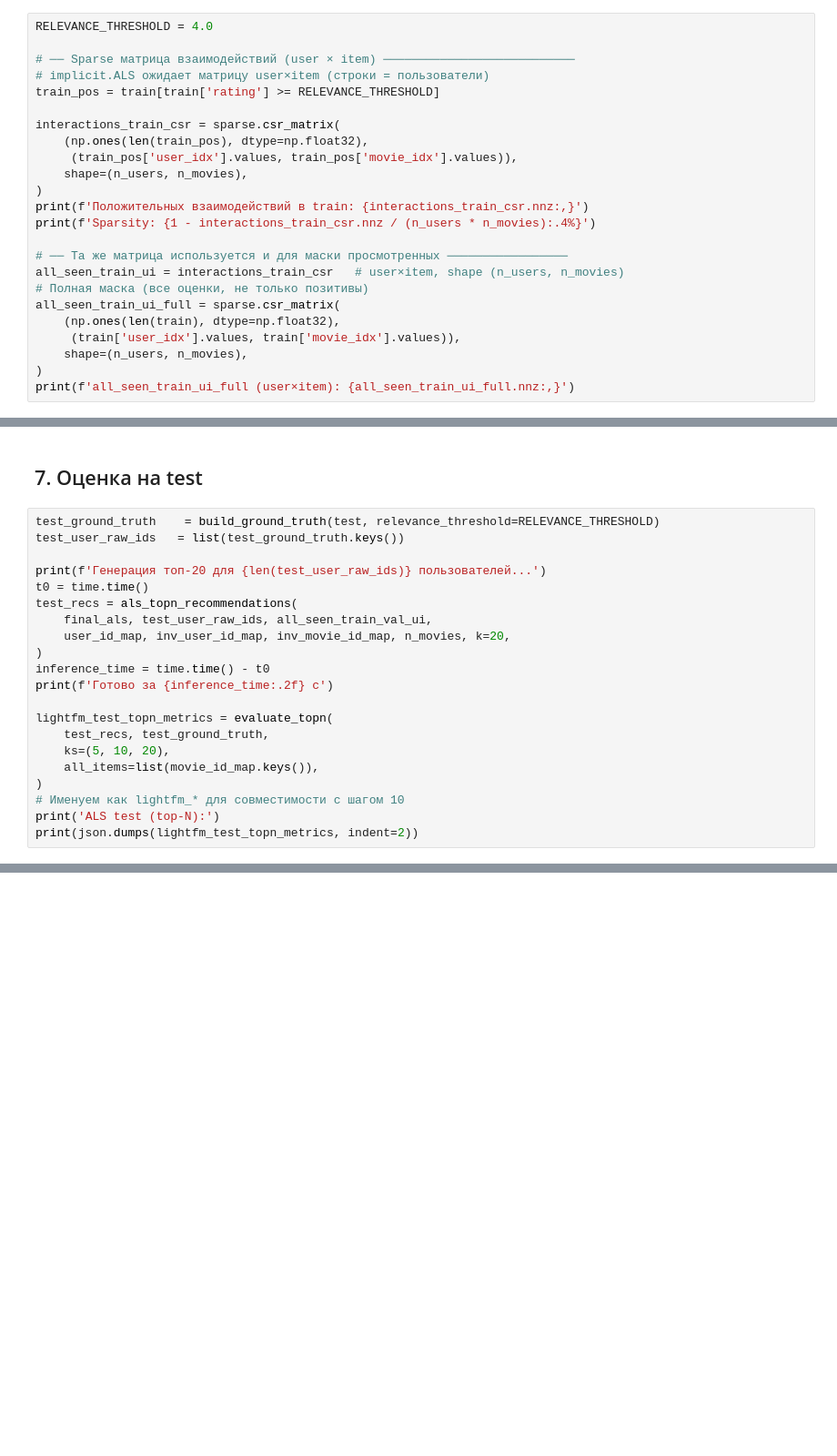
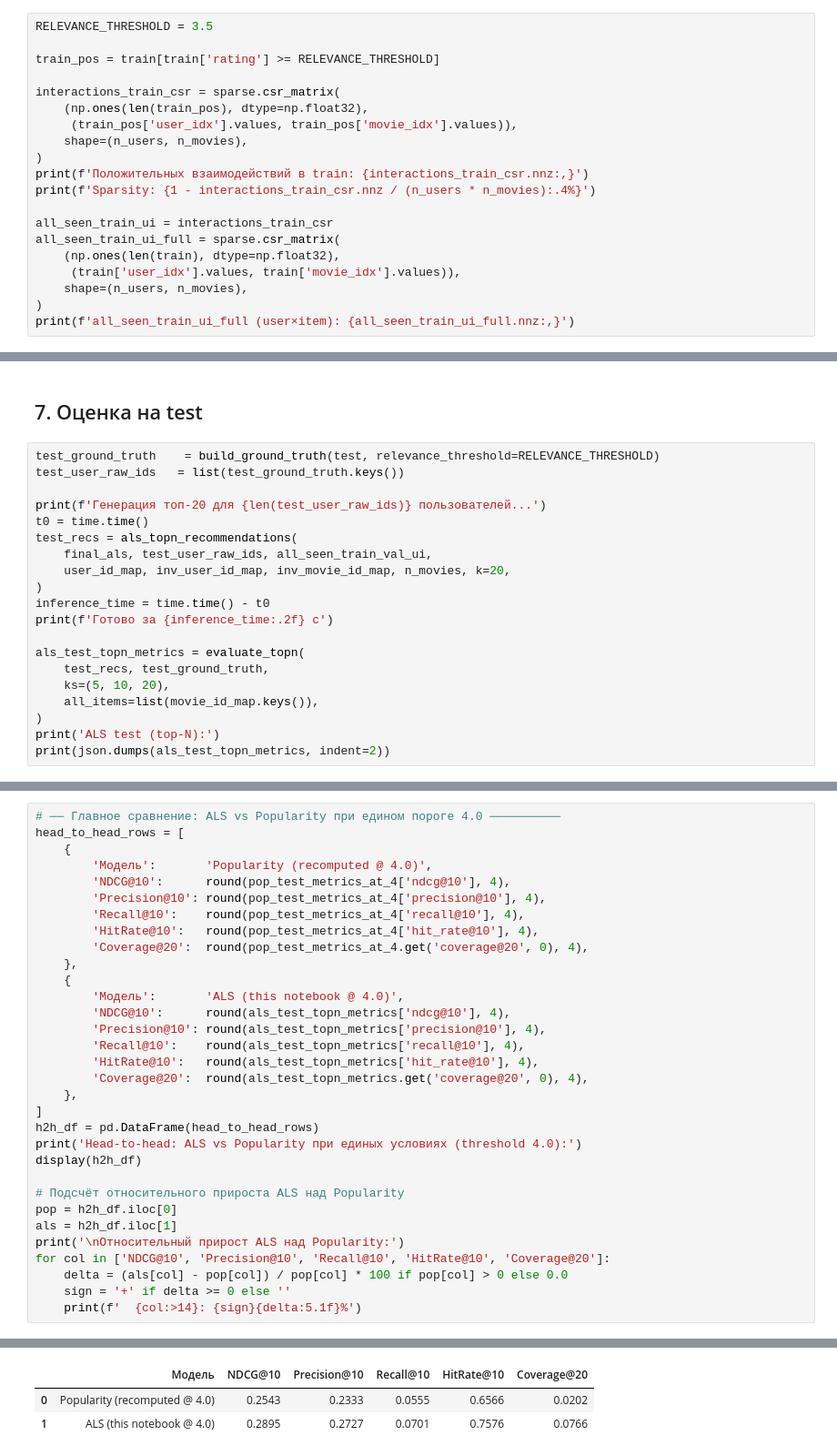
Before and after one commit to StefanWoolf/project, a Jupyter notebook: notebooks/08_model_implicit_als.ipynb, the cells around one changed output, grey strips where cells are left out. Shown at 91% size. Drawn from its saved outputs; the diff is of its cells as text; blank space fills up the shorter version.

```diff
--- a/notebooks/08_model_implicit_als.ipynb
+++ b/notebooks/08_model_implicit_als.ipynb
@@ -119,8 +146,6 @@ ALS (Alternating Least Squares) — матричная факторизация
 # %%
-RELEVANCE_THRESHOLD = 4.0
+RELEVANCE_THRESHOLD = 3.5
 
-# ── Sparse матрица взаимодействий (user × item) ───────────────────────────
-# implicit.ALS ожидает матрицу user×item (строки = пользователи)
 train_pos = train[train['rating'] >= RELEVANCE_THRESHOLD]
 
 interactions_train_csr = sparse.csr_matrix(
@@ -131,9 +156,7 @@ interactions_train_csr = sparse.csr_matrix(
 print(f'Положительных взаимодействий в train: {interactions_train_csr.nnz:,}')
 print(f'Sparsity: {1 - interactions_train_csr.nnz / (n_users * n_movies):.4%}')
 
-# ── Та же матрица используется и для маски просмотренных ─────────────────
-all_seen_train_ui = interactions_train_csr   # user×item, shape (n_users, n_movies)
-# Полная маска (все оценки, не только позитивы)
+all_seen_train_ui = interactions_train_csr
 all_seen_train_ui_full = sparse.csr_matrix(
     (np.ones(len(train), dtype=np.float32),
      (train['user_idx'].values, train['movie_idx'].values)),
@@ -464,12 +484,11 @@ test_recs = als_topn_recommendations(
 inference_time = time.time() - t0
 print(f'Готово за {inference_time:.2f} с')
 
-lightfm_test_topn_metrics = evaluate_topn(
+als_test_topn_metrics = evaluate_topn(
     test_recs, test_ground_truth,
     ks=(5, 10, 20),
     all_items=list(movie_id_map.keys()),
 )
-# Именуем как lightfm_* для совместимости с шагом 10
 print('ALS test (top-N):')
-print(json.dumps(lightfm_test_topn_metrics, indent=2))
+print(json.dumps(als_test_topn_metrics, indent=2))
 # %% [output]
@@ -495,0 +574,33 @@ ALS test (top-N):
+# %%
+# ── Главное сравнение: ALS vs Popularity при едином пороге 4.0 ──────────
+head_to_head_rows = [
+    {
+        'Модель':       'Popularity (recomputed @ 4.0)',
+        'NDCG@10':      round(pop_test_metrics_at_4['ndcg@10'], 4),
+        'Precision@10': round(pop_test_metrics_at_4['precision@10'], 4),
+        'Recall@10':    round(pop_test_metrics_at_4['recall@10'], 4),
+        'HitRate@10':   round(pop_test_metrics_at_4['hit_rate@10'], 4),
+        'Coverage@20':  round(pop_test_metrics_at_4.get('coverage@20', 0), 4),
+    },
+    {
+        'Модель':       'ALS (this notebook @ 4.0)',
+        'NDCG@10':      round(als_test_topn_metrics['ndcg@10'], 4),
+        'Precision@10': round(als_test_topn_metrics['precision@10'], 4),
+        'Recall@10':    round(als_test_topn_metrics['recall@10'], 4),
+        'HitRate@10':   round(als_test_topn_metrics['hit_rate@10'], 4),
+        'Coverage@20':  round(als_test_topn_metrics.get('coverage@20', 0), 4),
+    },
+]
+h2h_df = pd.DataFrame(head_to_head_rows)
+print('Head-to-head: ALS vs Popularity при единых условиях (threshold 4.0):')
+display(h2h_df)
+
+# Подсчёт относительного прироста ALS над Popularity
+pop = h2h_df.iloc[0]
+als = h2h_df.iloc[1]
+print('\nОтносительный прирост ALS над Popularity:')
+for col in ['NDCG@10', 'Precision@10', 'Recall@10', 'HitRate@10', 'Coverage@20']:
+    delta = (als[col] - pop[col]) / pop[col] * 100 if pop[col] > 0 else 0.0
+    sign = '+' if delta >= 0 else ''
+    print(f'  {col:>14}: {sign}{delta:5.1f}%')
+# %% [output]
@@ -495,0 +608,3 @@ ALS test (top-N):
+|  | Модель | NDCG@10 | Precision@10 | Recall@10 | HitRate@10 | Coverage@20 |
+| 0 | Popularity (recomputed @ 4.0) | 0.2543 | 0.2333 | 0.0555 | 0.6566 | 0.0202 |
+| 1 | ALS (this notebook @ 4.0) | 0.2895 | 0.2727 | 0.0701 | 0.7576 | 0.0766 |
```
Also changed, not shown: parts of 34 cells of this notebook, 53 other files.
